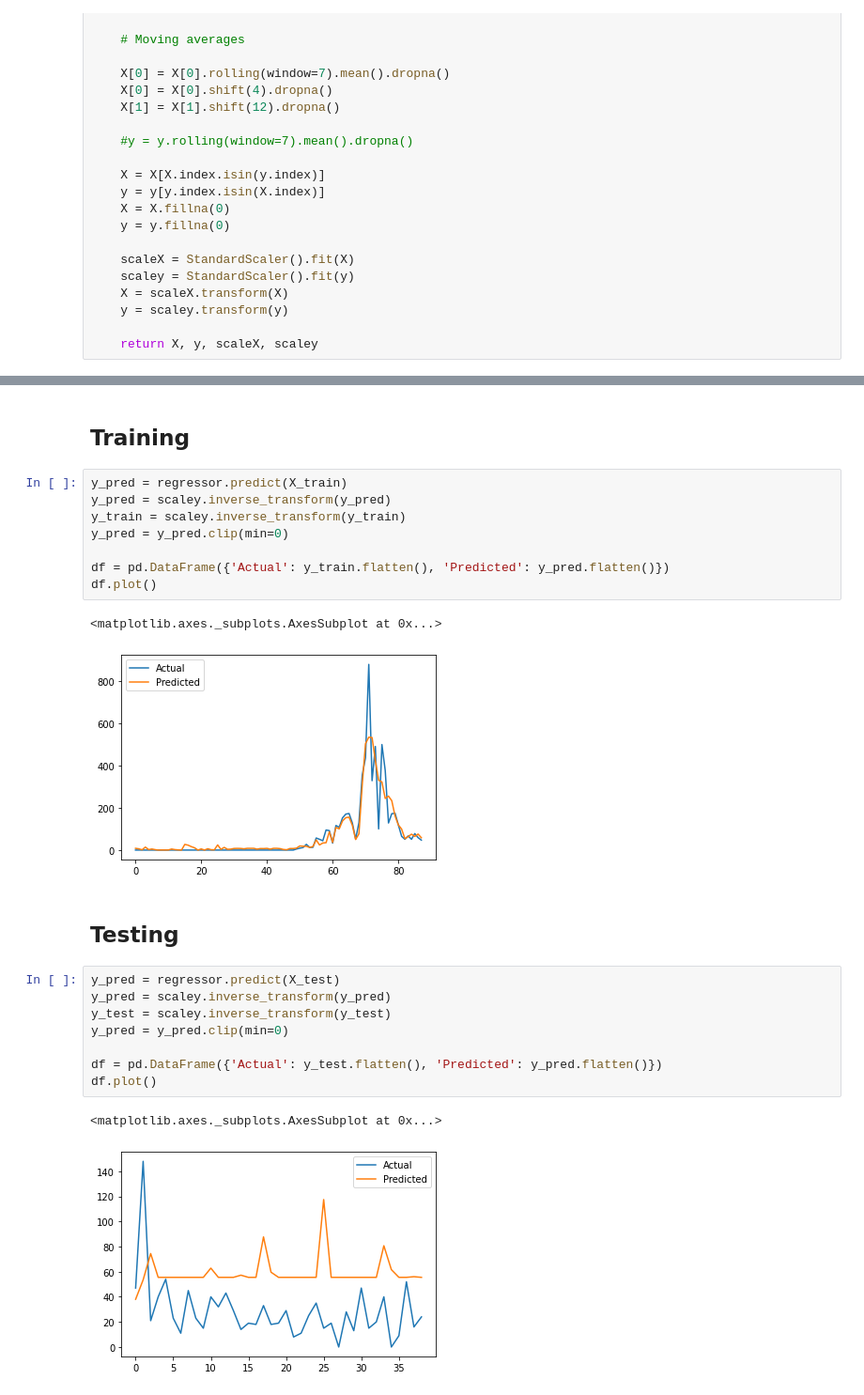
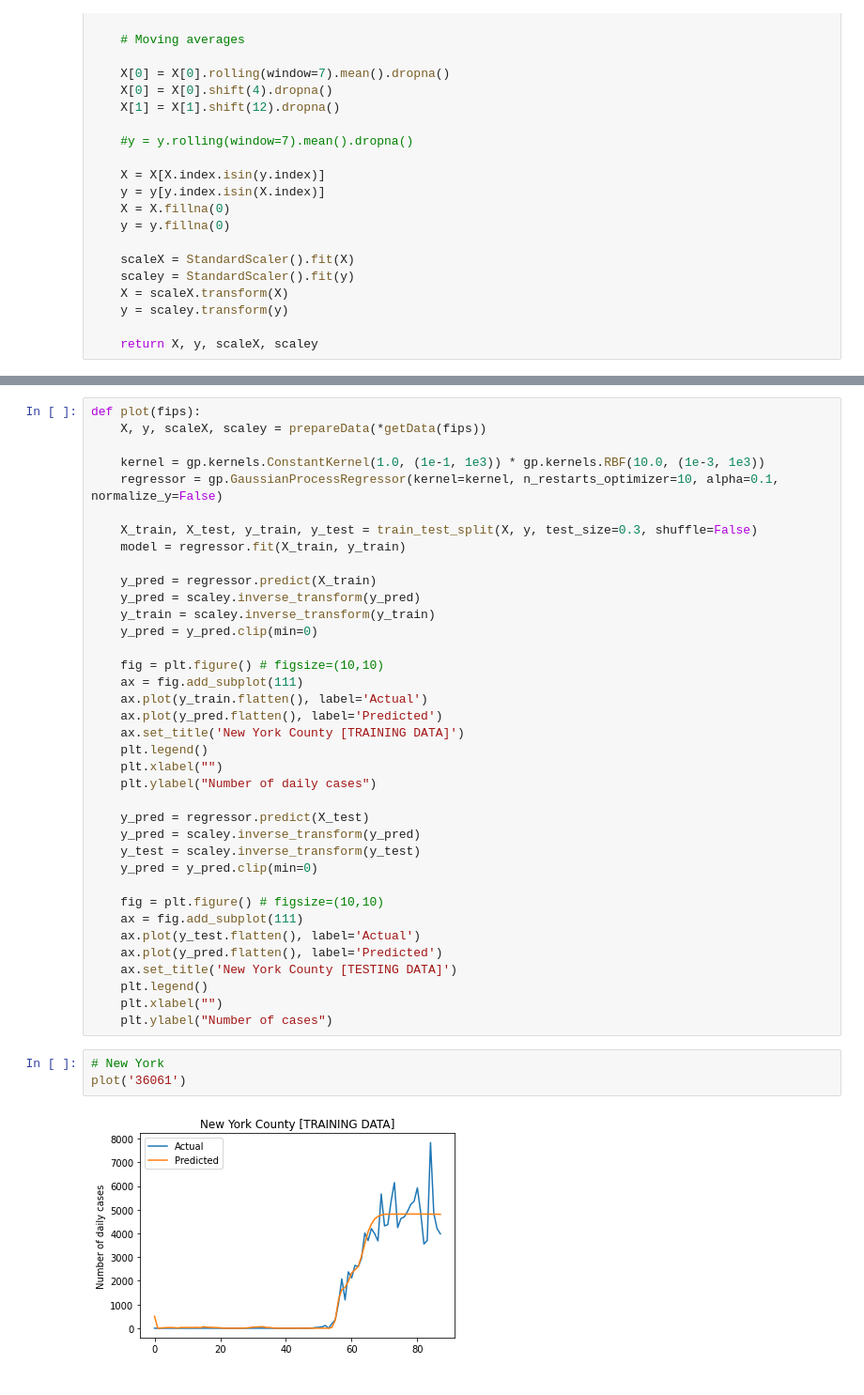
Before and after one commit to robinvvinod/spaceapps, a Jupyter notebook: regression.ipynb, the cells around one changed output, grey strips where cells are left out. Shown: that part at 94% size. Cells and saved outputs as stored; diff of their text form.

```diff
--- a/regression.ipynb
+++ b/regression.ipynb
@@ -151,26 +102,42 @@ model = regressor.fit(X_train, y_train)
-# %% [markdown]
-## Training
-# %%
-y_pred = regressor.predict(X_train)
-y_pred = scaley.inverse_transform(y_pred)
-y_train = scaley.inverse_transform(y_train)
-y_pred = y_pred.clip(min=0)
-
-df = pd.DataFrame({'Actual': y_train.flatten(), 'Predicted': y_pred.flatten()})
-df.plot()
-# %% [output]
-<matplotlib.axes._subplots.AxesSubplot at 0x...>
-[figure, removed]
-# %% [markdown]
-## Testing
-# %%
-y_pred = regressor.predict(X_test)
-y_pred = scaley.inverse_transform(y_pred)
-y_test = scaley.inverse_transform(y_test)
-y_pred = y_pred.clip(min=0)
-
-df = pd.DataFrame({'Actual': y_test.flatten(), 'Predicted': y_pred.flatten()})
-df.plot()
-# %% [output]
-<matplotlib.axes._subplots.AxesSubplot at 0x...>
-[figure, removed]
+# %%
+def plot(fips):
+    X, y, scaleX, scaley = prepareData(*getData(fips))
+
+    kernel = gp.kernels.ConstantKernel(1.0, (1e-1, 1e3)) * gp.kernels.RBF(10.0, (1e-3, 1e3))
+    regressor = gp.GaussianProcessRegressor(kernel=kernel, n_restarts_optimizer=10, alpha=0.1, normalize_y=False)
+
+    X_train, X_test, y_train, y_test = train_test_split(X, y, test_size=0.3, shuffle=False)
+    model = regressor.fit(X_train, y_train)
+
+    y_pred = regressor.predict(X_train)
+    y_pred = scaley.inverse_transform(y_pred)
+    y_train = scaley.inverse_transform(y_train)
+    y_pred = y_pred.clip(min=0)
+
+    fig = plt.figure() # figsize=(10,10)
+    ax = fig.add_subplot(111)
+    ax.plot(y_train.flatten(), label='Actual')
+    ax.plot(y_pred.flatten(), label='Predicted')
+    ax.set_title('New York County [TRAINING DATA]')
+    plt.legend()
+    plt.xlabel("")
+    plt.ylabel("Number of daily cases")
+
+    y_pred = regressor.predict(X_test)
+    y_pred = scaley.inverse_transform(y_pred)
+    y_test = scaley.inverse_transform(y_test)
+    y_pred = y_pred.clip(min=0)
+
+    fig = plt.figure() # figsize=(10,10)
+    ax = fig.add_subplot(111)
+    ax.plot(y_test.flatten(), label='Actual')
+    ax.plot(y_pred.flatten(), label='Predicted')
+    ax.set_title('New York County [TESTING DATA]')
+    plt.legend()
+    plt.xlabel("")
+    plt.ylabel("Number of cases")
+# %%
+# New York
+plot('36061')
+# %% [output]
+[figure, added]
```
Also changed, not shown: parts of 12 cells of this notebook.
